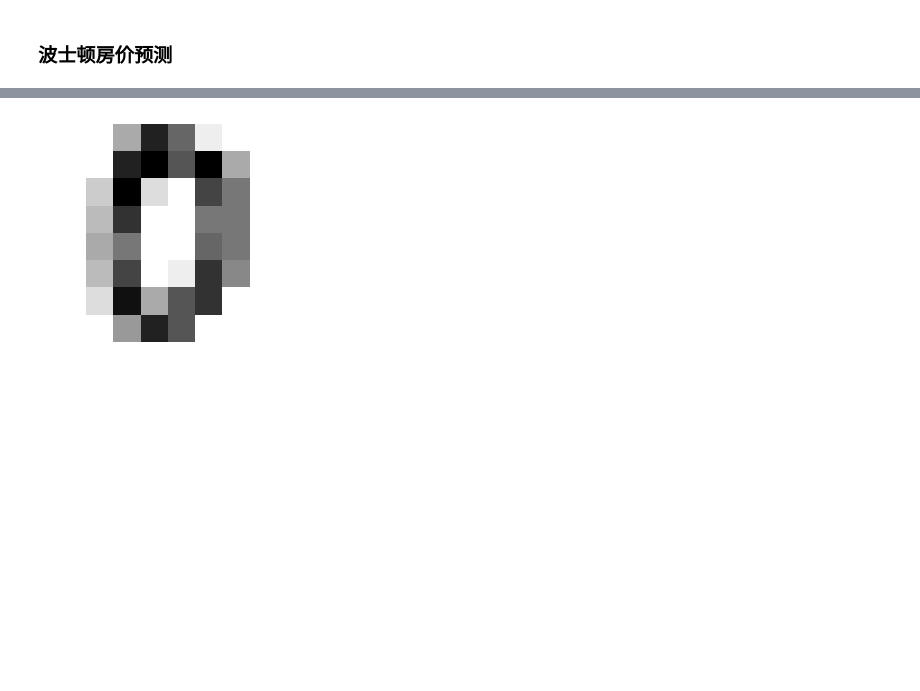
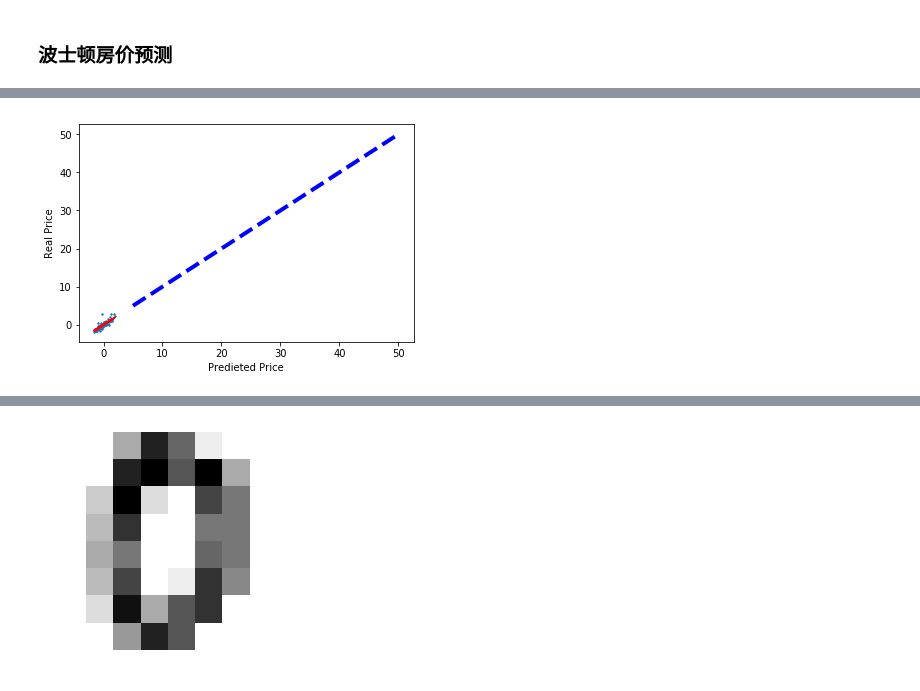
Before and after one commit to willschang/scikit_learn_new, a Jupyter notebook: scikit_learn_1.ipynb, the cells around one changed output, grey strips where cells are left out. Cells and saved outputs as stored; diff of their text form; code cells hidden in the pictures; blank space fills up the shorter version.

```diff
--- a/scikit_learn_1.ipynb
+++ b/scikit_learn_1.ipynb
@@ -797,0 +834,86 @@ Reshape your data either using array.reshape(-1, 1) if your data has a single fe
+# %%
+%matplotlib inline
+from matplotlib import pyplot as plt
+import numpy as np
+# 从sklearn.datasets导入波士顿房价数据读取器
+from sklearn.datasets import load_boston
+# 从sklearn.model_selection 导入数据分割器
+from sklearn.model_selection import train_test_split
+# 从sklearn.preprocessing导入数据标准化模块
+from sklearn.preprocessing import StandardScaler
+# 从sklearn.svm中导入支持向量机（回归）模型。
+from sklearn.svm import SVR
+# 从sklearn.metrics依次导入r2_score、mean_squared_error以及mean_absoluate_error用于回归性能的评估
+from sklearn.metrics import r2_score, mean_squared_error, mean_absolute_error
+
+
+# 从读取房价数据存储在变量boston中。
+boston = load_boston()
+# 输出数据描述。
+# print(boston.DESCR)
+
+X = boston.data
+y = boston.target
+
+# 随机采样25%的数据构建测试样本，其余作为训练样本
+X_train, X_test, y_train, y_test = train_test_split(X, y, random_state=33, test_size=0.25)
+
+# 分析回归目标值的差异 ==> 值域差异较大，需对特征进行　标准化处理
+# print("The max target value is", np.max(boston.target))
+# print("The min target value is", np.min(boston.target))
+# print("The average target value is", np.mean(boston.target))
+
+# 分别初始化对特征和目标值的标准化器
+ss_X = StandardScaler()
+ss_y = StandardScaler()
+
+# 分别对训练和测试数据的特征以及目标值进行标准化处理 ==>
+X_train = ss_X.fit_transform(X_train)
+X_test = ss_X.transform(X_test)
+
+#　reshape(-1,1)
+y_train = ss_y.fit_transform(y_train.reshape(-1,1))
+y_test = ss_y.transform(y_test.reshape(-1,1))
+
+# 使用线性核函数配置的支持向量机进行回归训练，并且对测试样本进行预测。
+linear_svr = SVR(kernel='linear')
+linear_svr.fit(X_train, y_train.ravel())
+linear_svr_y_predict = linear_svr.predict(X_test)
+
+# 使用多项式核函数配置的支持向量机进行回归训练，并且对测试样本进行预测。
+poly_svr = SVR(kernel='poly')
+poly_svr.fit(X_train, y_train.ravel())
+poly_svr_y_predict = poly_svr.predict(X_test)
+
+# 使用径向基核函数配置的支持向量机进行回归训练，并且对测试样本进行预测。
+rbf_svr = SVR(kernel='rbf')
+rbf_svr.fit(X_train, y_train.ravel())
+rbf_svr_y_predict = rbf_svr.predict(X_test)
+
+print('R-squared value of linear SVR is', linear_svr.score(X_test, y_test))
+print('The mean squared error of linear SVR is',
+      mean_squared_error(ss_y.inverse_transform(y_test), ss_y.inverse_transform(linear_svr_y_predict)))
+print('The mean absoluate error of linear SVR is',
+      mean_absolute_error(ss_y.inverse_transform(y_test), ss_y.inverse_transform(linear_svr_y_predict)))
+
+print('\n')
+print('R-squared value of Poly SVR is', poly_svr.score(X_test, y_test))
+print('The mean squared error of Poly SVR is',
+      mean_squared_error(ss_y.inverse_transform(y_test), ss_y.inverse_transform(poly_svr_y_predict)))
+print('The mean absoluate error of Poly SVR is',
+      mean_absolute_error(ss_y.inverse_transform(y_test), ss_y.inverse_transform(poly_svr_y_predict)))
+
+print('\n')
+print('R-squared value of RBF SVR is', rbf_svr.score(X_test, y_test))
+print('The mean squared error of RBF SVR is',
+      mean_squared_error(ss_y.inverse_transform(y_test), ss_y.inverse_transform(rbf_svr_y_predict)))
+print('The mean absoluate error of RBF SVR is',
+      mean_absolute_error(ss_y.inverse_transform(y_test), ss_y.inverse_transform(rbf_svr_y_predict)))
+
+plt.scatter(rbf_svr_y_predict, y_test, s=2)
+plt.plot(rbf_svr_y_predict, rbf_svr_y_predict, 'r-')
+plt.plot([y.min(), y.max()], [y.min(), y.max()], 'b--', lw=4)
+plt.xlabel("Predieted Price")
+plt.ylabel("Real Price")
+plt.show()
+# %% [output]
@@ -797,0 +933 @@ Reshape your data either using array.reshape(-1, 1) if your data has a single fe
+[figure, added]
```
Also changed, not shown: parts of 6 cells of this notebook, 4 other files.
